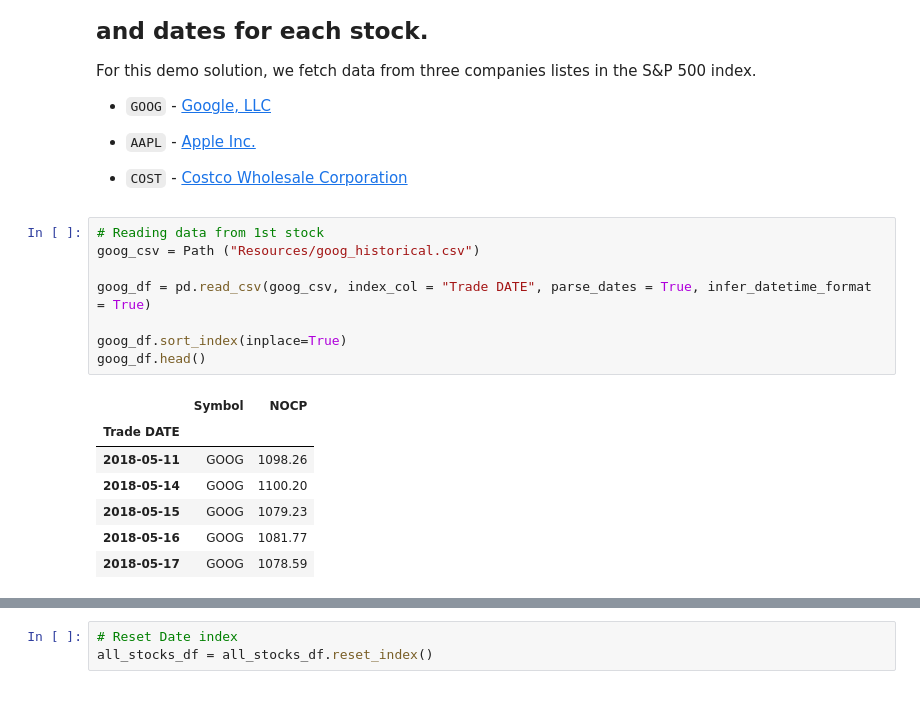
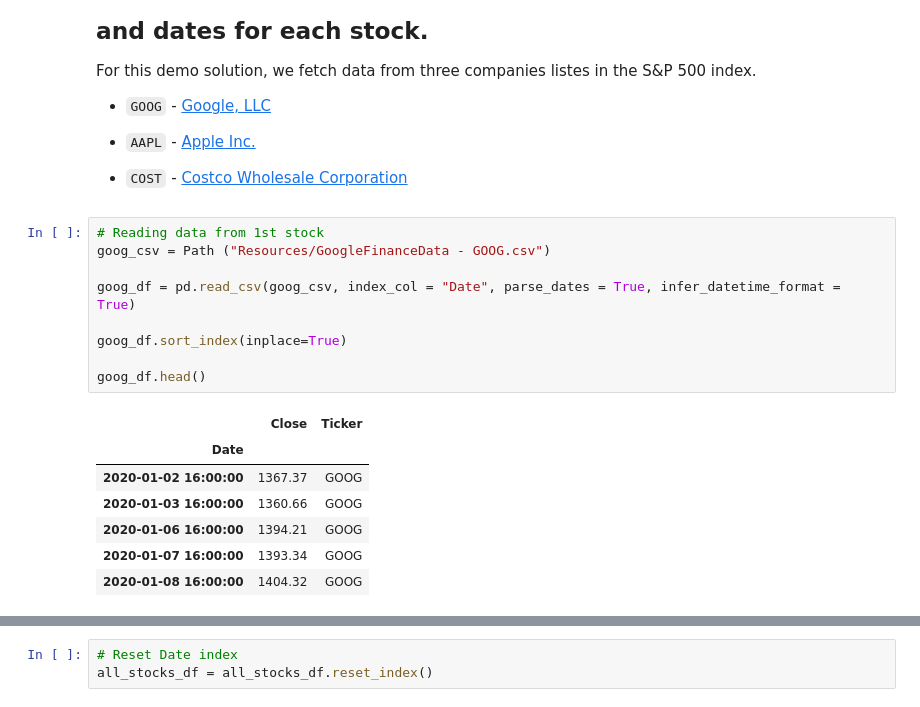
Before and after one commit to eayca/panda-homework, a Jupyter notebook: Panda - whale_analysis.ipynb, the cells around one changed output, grey strips where cells are left out. Saved outputs shown, nothing was run; the diff lists cells and outputs as text.

```diff
--- a/Panda - whale_analysis.ipynb
+++ b/Panda - whale_analysis.ipynb
@@ -476,19 +476,20 @@ For this demo solution, we fetch data from three companies listes in the S&P 500
 * `COST` - [Costco Wholesale Corporation](https://en.wikipedia.org/wiki/Costco)
 # %%
 # Reading data from 1st stock
-goog_csv = Path ("Resources/goog_historical.csv")
+goog_csv = Path ("Resources/GoogleFinanceData - GOOG.csv")
 
-goog_df = pd.read_csv(goog_csv, index_col = "Trade DATE", parse_dates = True, infer_datetime_format = True)
+goog_df = pd.read_csv(goog_csv, index_col = "Date", parse_dates = True, infer_datetime_format = True)
 
 goog_df.sort_index(inplace=True)
+
 goog_df.head()
 # %% [output]
-|  | Symbol | NOCP |
-| Trade DATE |  |  |
-| 2018-05-11 | GOOG | 1098.26 |
-| 2018-05-14 | GOOG | 1100.20 |
-| 2018-05-15 | GOOG | 1079.23 |
-| 2018-05-16 | GOOG | 1081.77 |
-| 2018-05-17 | GOOG | 1078.59 |
+|  | Close | Ticker |
+| Date |  |  |
+| 2020-01-02 16:00:00 | 1367.37 | GOOG |
+| 2020-01-03 16:00:00 | 1360.66 | GOOG |
+| 2020-01-06 16:00:00 | 1394.21 | GOOG |
+| 2020-01-07 16:00:00 | 1393.34 | GOOG |
+| 2020-01-08 16:00:00 | 1404.32 | GOOG |
 # %%
 # Reading data from 2nd stock
```
Also changed, not shown: parts of 21 cells of this notebook.
